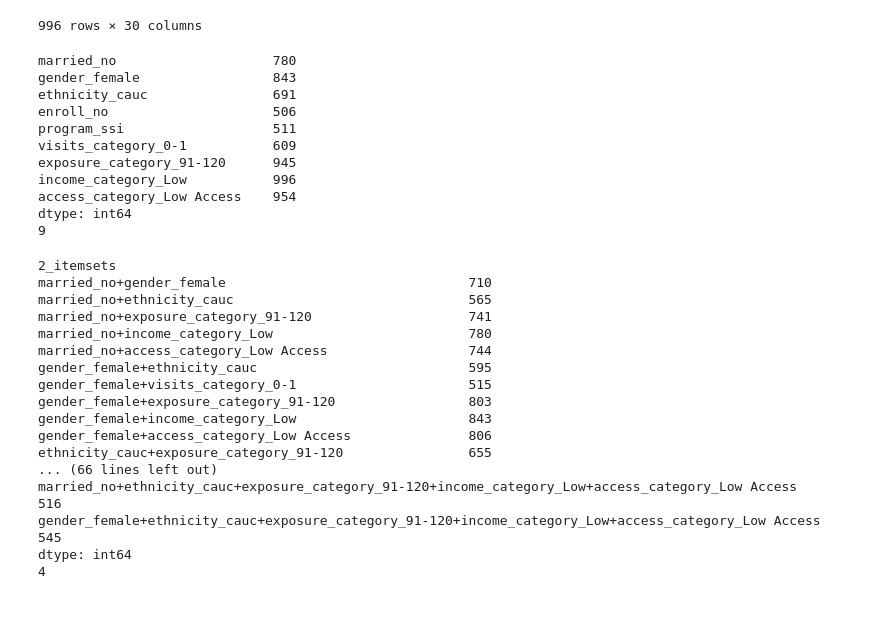
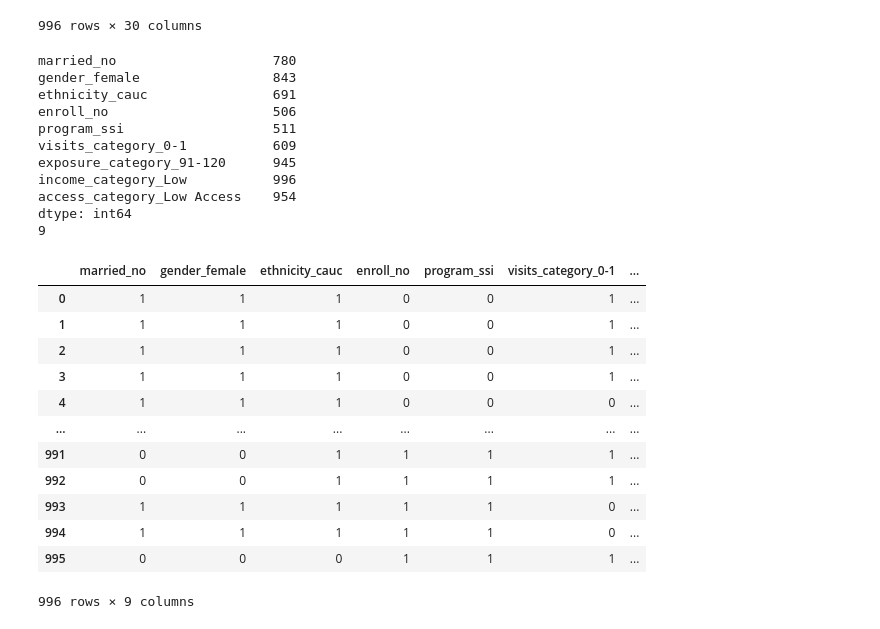
Before and after one commit to abdellahabd/Apriori_foncution_implementation, a Jupyter notebook: programme.ipynb, the cells around one changed output. Cells and saved outputs as stored; diff of their text form; code cells hidden in the pictures.

```diff
--- a/programme.ipynb
+++ b/programme.ipynb
@@ -85,15 +75,0 @@ def L1(ap,minSup):
-# %%
-l1 , nw_col =L1(ap,498)
-new_ap =ap[nw_col]
-# %% [output]
-married_no                    780
-gender_female                 843
-ethnicity_cauc                691
-enroll_no                     506
-program_ssi                   511
-visits_category_0-1           609
-exposure_category_91-120      945
-income_category_Low           996
-access_category_Low Access    954
-dtype: int64
-9
@@ -111 +85,30 @@ sr=sr[sr > 498]
+# %%
+l1 , nw_col =L1(ap,498)
+new_ap =ap[nw_col]
+new_ap
+# %% [output]
+married_no                    780
+gender_female                 843
+ethnicity_cauc                691
+enroll_no                     506
+program_ssi                   511
+visits_category_0-1           609
+exposure_category_91-120      945
+income_category_Low           996
+access_category_Low Access    954
+dtype: int64
+9
+|  | married_no | gender_female | ethnicity_cauc | enroll_no | program_ssi | visits_category_0-1 | ... |
+| 0 | 1 | 1 | 1 | 0 | 0 | 1 | ... |
+| 1 | 1 | 1 | 1 | 0 | 0 | 1 | ... |
+| 2 | 1 | 1 | 1 | 0 | 0 | 1 | ... |
+| 3 | 1 | 1 | 1 | 0 | 0 | 1 | ... |
+| 4 | 1 | 1 | 1 | 0 | 0 | 0 | ... |
+| ... | ... | ... | ... | ... | ... | ... | ... |
+| 991 | 0 | 0 | 1 | 1 | 1 | 1 | ... |
+| 992 | 0 | 0 | 1 | 1 | 1 | 1 | ... |
+| 993 | 1 | 1 | 1 | 1 | 1 | 0 | ... |
+| 994 | 1 | 1 | 1 | 1 | 1 | 0 | ... |
+| 995 | 0 | 0 | 0 | 1 | 1 | 1 | ... |
+996 rows × 9 columns
 # %%
@@ -128,30 +132,2 @@ def ItemSet(itemSet_p):
 
     return new_SR
-# %%
-sr1=sr
-niveau=2
-while(len(sr1!=0)):
-    print(f"{niveau}_itemsets")
-    print(sr1)
-    print(len(sr1))
-    print("\n")
-    sr1=ItemSet(sr1)
-    niveau+=1
-# %% [output]
-2_itemsets
-married_no+gender_female                               710
-married_no+ethnicity_cauc                              565
-married_no+exposure_category_91-120                    741
-married_no+income_category_Low                         780
-married_no+access_category_Low Access                  744
-gender_female+ethnicity_cauc                           595
-gender_female+visits_category_0-1                      515
-gender_female+exposure_category_91-120                 803
-gender_female+income_category_Low                      843
-gender_female+access_category_Low Access               806
-ethnicity_cauc+exposure_category_91-120                655
-... (66 lines left out)
-married_no+ethnicity_cauc+exposure_category_91-120+income_category_Low+access_category_Low Access       516
-gender_female+ethnicity_cauc+exposure_category_91-120+income_category_Low+access_category_Low Access    545
-dtype: int64
-4
```
Also changed, not shown: parts of 9 cells of this notebook.
